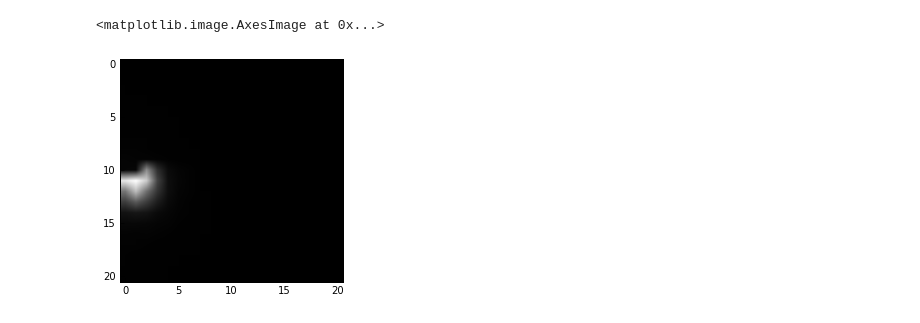
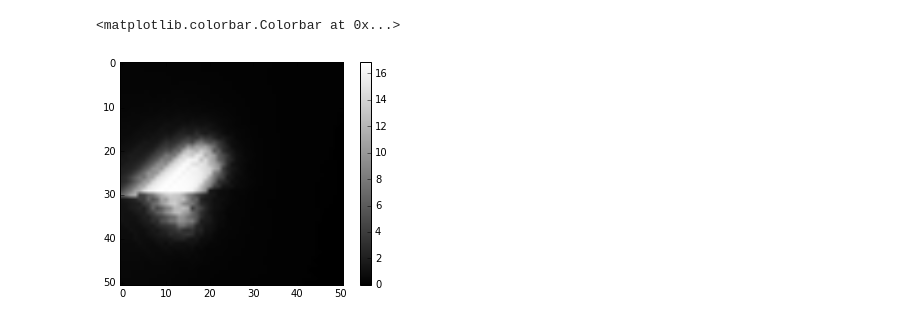
Before and after one commit to pulse2percept/pulse2percept, a Jupyter notebook: examples/notebooks/0.0-example-epiretinal.ipynb, the cells around one changed output. Cells and saved outputs as stored; diff of their text form; code cells hidden in the pictures.

```diff
--- a/examples/notebooks/0.0-example-epiretinal.ipynb
+++ b/examples/notebooks/0.0-example-epiretinal.ipynb
@@ -17,6 +19,6 @@ retina = e2cm.Retina(sampling=r_sampling, axon_lambda=axon_lambda, rot=rot,
 # %%
 # Place an Argus I array on the retina
-argus = e2cm.ArgusI(x_center=-900, y_center=110, h=0, rot=np.pi/4)
+argus = e2cm.ArgusI(x_center=-1354.32, y_center=111.15, h=100, rot=np.pi/4)
 # %%
 # Plot axon bundles (plot every 5th for the sake of visualization)
 fig, ax = plt.subplots(1)
@@ -42,24 +43,28 @@ ecs, cs  = retina.electrode_ecs(argus)
 # %%
 # Stimulation params
 tsample = 0.005 / 1000  # Sample step (s)
-dur = 0.5               # Stimulation duration (s)
-el_idx = 4              # Electrode to stimulate
-rs = 30                 # Resampling framrate of brightness movie (fps)
+dur = 0.05              # Stimulation duration (s)
 
 # The temporal model contains the cascade of operations that leads from pulse to percept:
-tm = ec2b.TemporalModel(tsample=tsample)
+tm = ec2b.TemporalModel(tsample)
 # %%
 # Generate a list of pulse trains, one for each electrode
 # Initialize all with zeros
-pt = [e2cm.Psycho2Pulsetrain(tsample, freq=0, amp=0, dur=dur)] * len(argus.electrodes)
+pt = [e2cm.Psycho2Pulsetrain(tsample, freq=0, amp=0, dur=dur)] * argus.num_electrodes
 
-# Stimulate a single electrode
-pt[el_idx] = e2cm.Psycho2Pulsetrain(tsample, freq=50, amp=20, dur=dur)
+# Stimulate B3
+idx_B3 = argus.get_index('B3')
+pt[idx_B3] = e2cm.Psycho2Pulsetrain(tsample, freq=50, amp=20, dur=dur)
+
+# Stimulate C1
+idx_C1 = argus.get_index('C1')
+pt[idx_C1] = e2cm.Psycho2Pulsetrain(tsample, freq=50, amp=20, dur=dur)
 # %%
-mov = ec2b.pulse2percept(tm, ecs, retina, pt, int(rs), dolayer='NFL', n_jobs=8, dojit=True, tol=0.01)
+mov = ec2b.pulse2percept(pt, argus, 'NFL', retina, tm, n_jobs=8, dojit=True, tol=0.01)
 # %%
 frame = ec2b.get_brightest_frame(mov)
 plt.imshow(frame.data, cmap='gray')
+plt.colorbar()
 # %% [output]
-<matplotlib.image.AxesImage at 0x...>
+<matplotlib.colorbar.Colorbar at 0x...>
-[figure, old version]
+[figure, new version]
```
Also changed, not shown: parts of 3 cells of this notebook, 6 other files.
